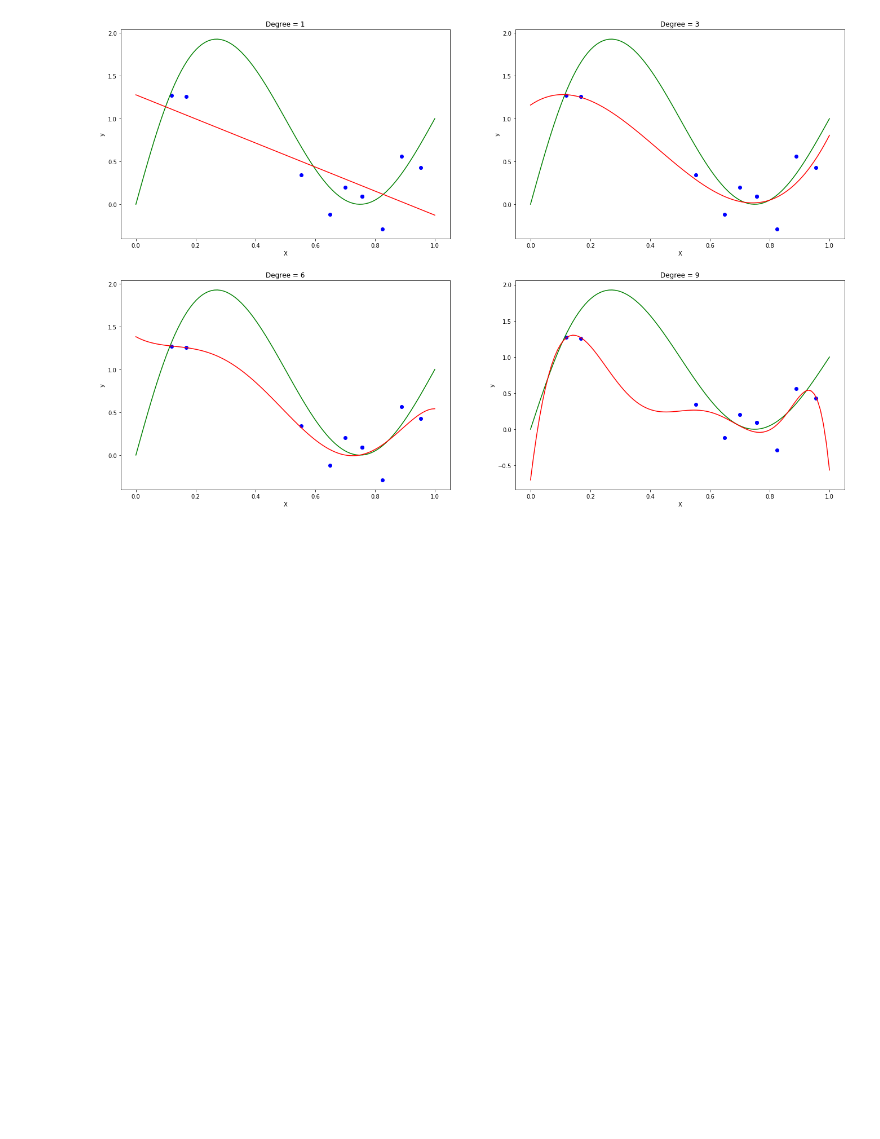
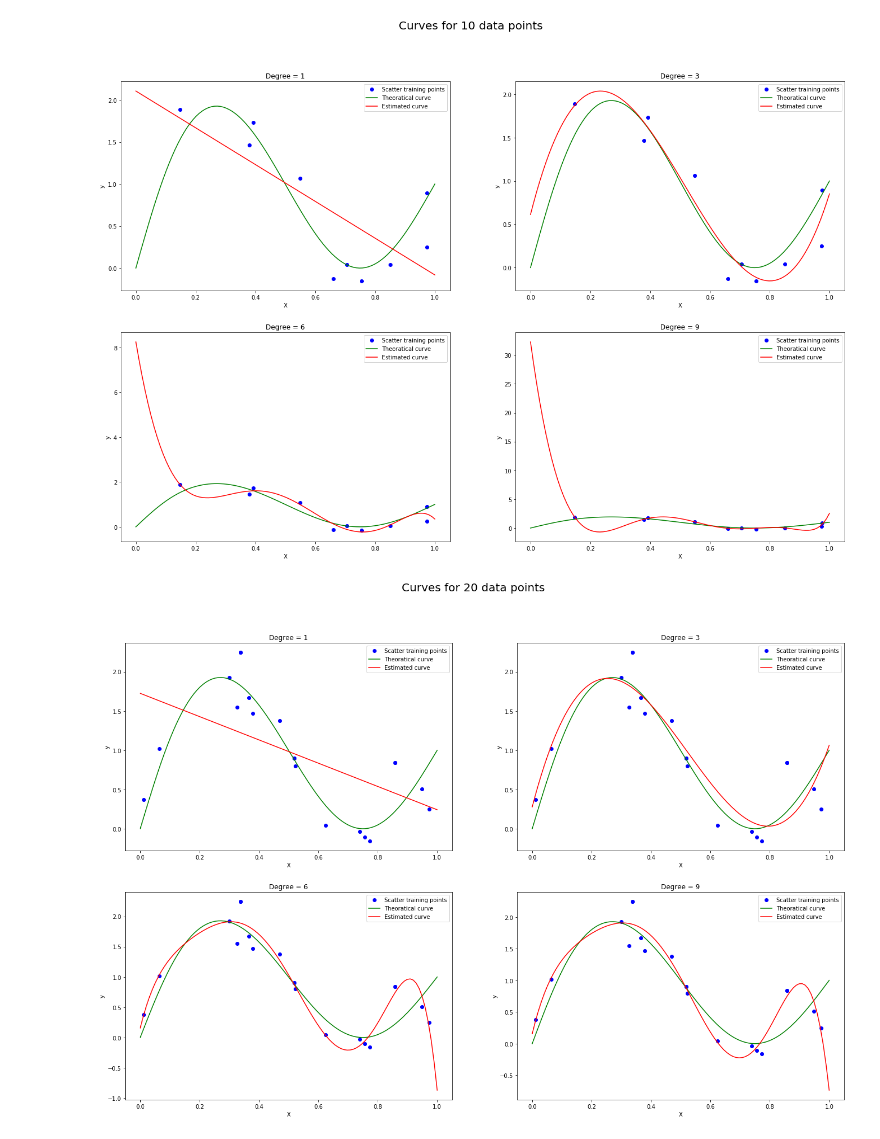
Before and after one commit to aabhipandey000/JupyterNotebooks, a Jupyter notebook: PRML_Assignment_Q_6.ipynb, the cells around one changed output. Drawn from its saved outputs; the diff is of its cells as text; code cells hidden in the pictures; blank space fills up the shorter version.

```diff
--- a/PRML_Assignment_Q_6.ipynb
+++ b/PRML_Assignment_Q_6.ipynb
@@ -14,7 +14,7 @@ df=pd.DataFrame([])
 X=np.random.random(100)
 assigned_fun_v=np.vectorize(assigned_fun)
 T=assigned_fun_v(X)
-y=T+np.random.randn(T.size)*0.2
+y=T+np.random.randn(T.size)*np.sqrt(0.2)
 # %%
 #Dividing the data set as 80:20 (train:test).
 X_train, X_test, y_train, y_test = train_test_split(X, y, test_size=0.2, random_state=42)
@@ -46,13 +47,17 @@ def y_estimate_fun(x,w,m):
 #Polynomial Regression
 def poly_reg(x,y,m,lam):
     X_attributes=X_attributes_fun(x,m)
-    w_o=np.zeros(m+1)
+    w_o=np.ones(m+1)
     def cost(w):return J_fun(X_attributes,y,w,lam)[0]
     def cost_der(w): return J_fun(X_attributes,y,w,lam)[1]
     wopt = optimize.minimize(cost,w_o,method='BFGS',options={'disp': False})
+#     def func2d(w):
+#         return cost(w),cost_der(w)
+#     minimizer_kwargs = {"method":"L-BFGS-B", "jac":True}
+#     wopt = optimize.basinhopping(func2d, w_o, minimizer_kwargs=minimizer_kwargs,niter=200)
     return wopt.fun,wopt.x
 def E_rms(x,w,lam):
     err=assigned_fun_v(x)-y_estimate_fun(x,w,w.size-1)
-    ans=0.5((err @ err) + lam*(w @ w))
+    ans=0.5*((err @ err) + lam*(w @ w))
     return sqrt(2*ans/x.size)
 # %%
@@ -112,8 +111,28 @@ for i in range(d.size):
 # %%
-x_temp=np.linspace(0,1,100)
-fig, axes = plt.subplots(2,2,figsize=(23,15))
-for i,ax in enumerate(axes.flat):
-    ax.plot(X_s,y_s,'bo',x_temp,assigned_fun_v(x_temp),'g-',x_temp,y_estimate_fun(x_temp,w_ts[i],d[i]),'r-')
-    ax.set(xlabel='X',ylabel='y',title=('Degree = '+str(d[i])))
+#a,b part of the question
+e_train=0
+j_t=[]
+w_t=[]
+d=np.array([1,3,6,9])
+for s in range(10,90,10):
+    #s=10   #Data size
+    i_s=np.random.choice(range(X_train.size),s)
+    X_s=X_train[i_s]
+    y_s=y_train[i_s]
+    j_ts=np.zeros_like(d)
+    w_ts=[np.zeros(i+1) for i in d]
+    for i in range(d.size):
+        j_ts[i],w_ts[i]=poly_reg(X_s,y_s,d[i],0)
+        if s==10 and i==3: e_train=E_rms(X_s,w_ts[i],0)
+    j_t.append(j_ts)
+    w_t.append(w_ts)
+    x_temp=np.linspace(0,1,100)
+    fig, axes = plt.subplots(2,2,figsize=(23,15))
+    fig.suptitle('Curves for '+str(s)+' data points',fontsize='20')
+    for i,ax in enumerate(axes.flat):
+        ax.plot(X_s,y_s,'bo',x_temp,assigned_fun_v(x_temp),'g-',x_temp,y_estimate_fun(x_temp,w_ts[i],d[i]),'r-')
+        ax.set(xlabel='X',ylabel='y',title=('Degree = '+str(d[i])))
+        ax.legend(('Scatter training points','Theoratical curve','Estimated curve'))
 # %% [output]
-[figure, old version]
+[figure, new version]
+[figure, added]
```
Also changed, not shown: parts of 13 cells of this notebook, 6 other files.
